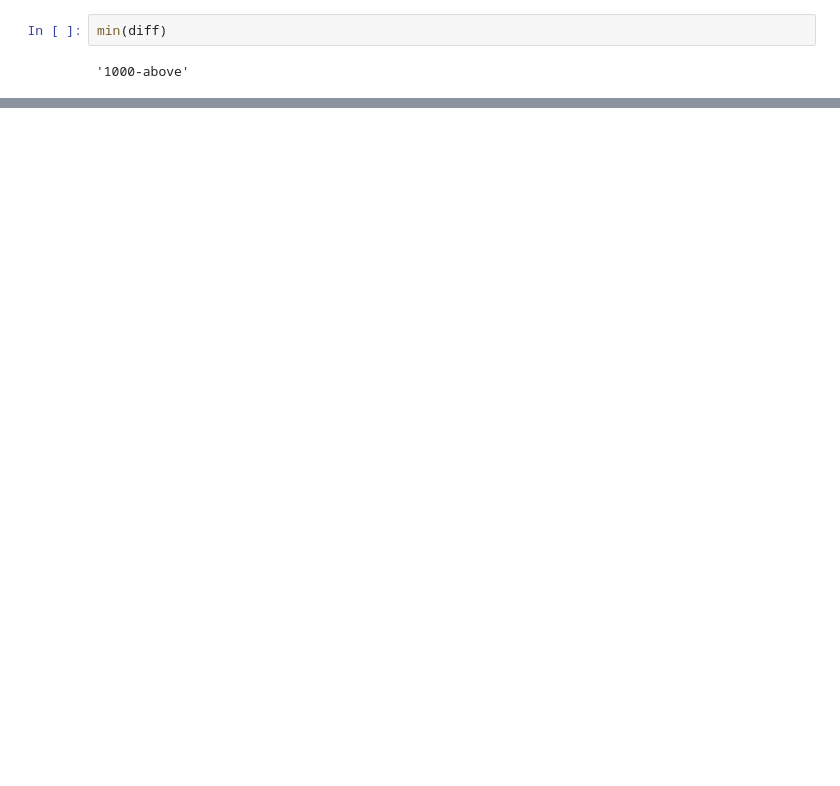
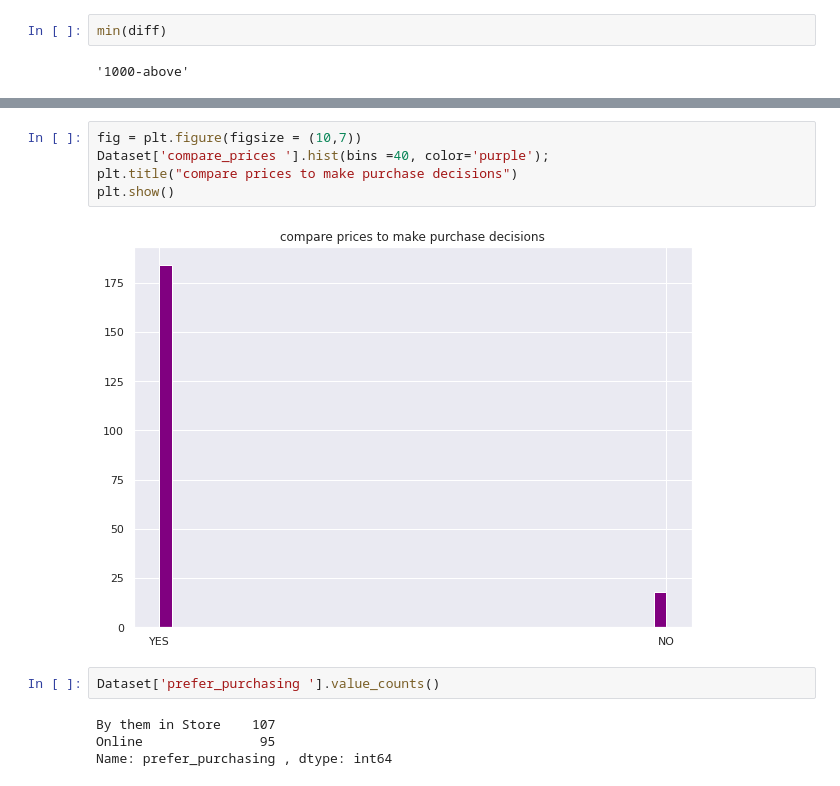
Before and after one commit to pranali-kirolkar-zz/MSCPROJECT, a Jupyter notebook: Visualization_+_EDA.ipynb, the cells around one changed output, grey strips where cells are left out. Saved outputs shown, nothing was run; the diff lists cells and outputs as text; blank space fills up the shorter version.

```diff
--- a/Visualization_+_EDA.ipynb
+++ b/Visualization_+_EDA.ipynb
@@ -391,0 +385,13 @@ fig.show()
+# %%
+fig = plt.figure(figsize = (10,7))
+Dataset['compare_prices '].hist(bins =40, color='purple');
+plt.title("compare prices to make purchase decisions")
+plt.show()
+# %% [output]
+[figure, added]
+# %%
+Dataset['prefer_purchasing '].value_counts()
+# %% [output]
+By them in Store    107
+Online               95
+Name: prefer_purchasing , dtype: int64
```
Also changed, not shown: parts of 9 cells of this notebook.
